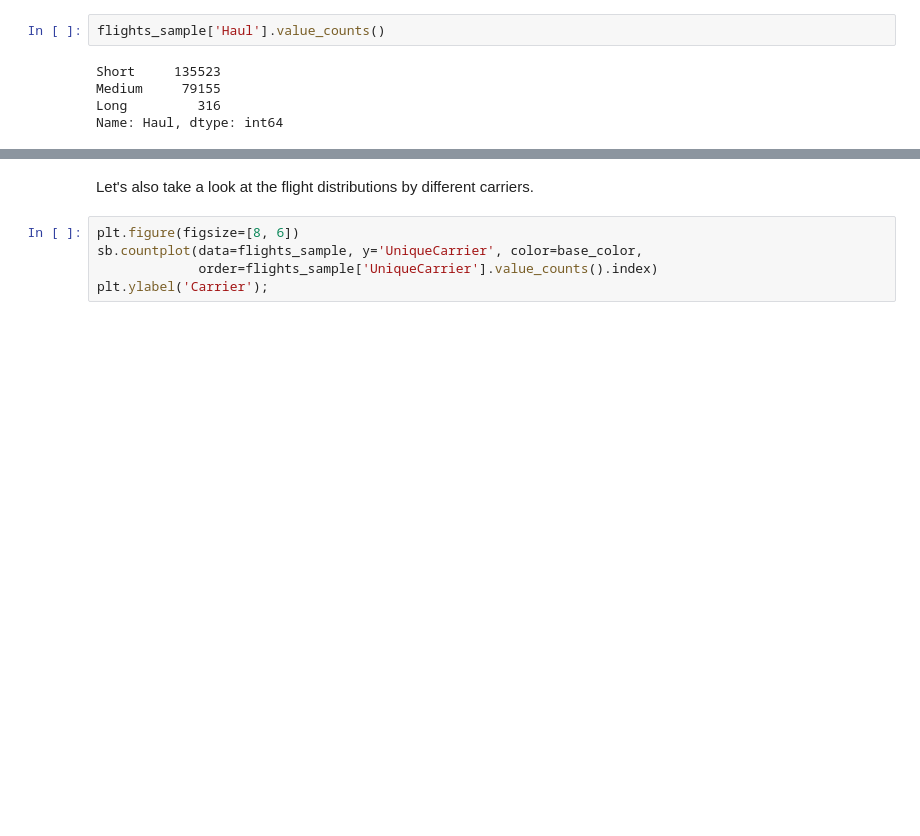
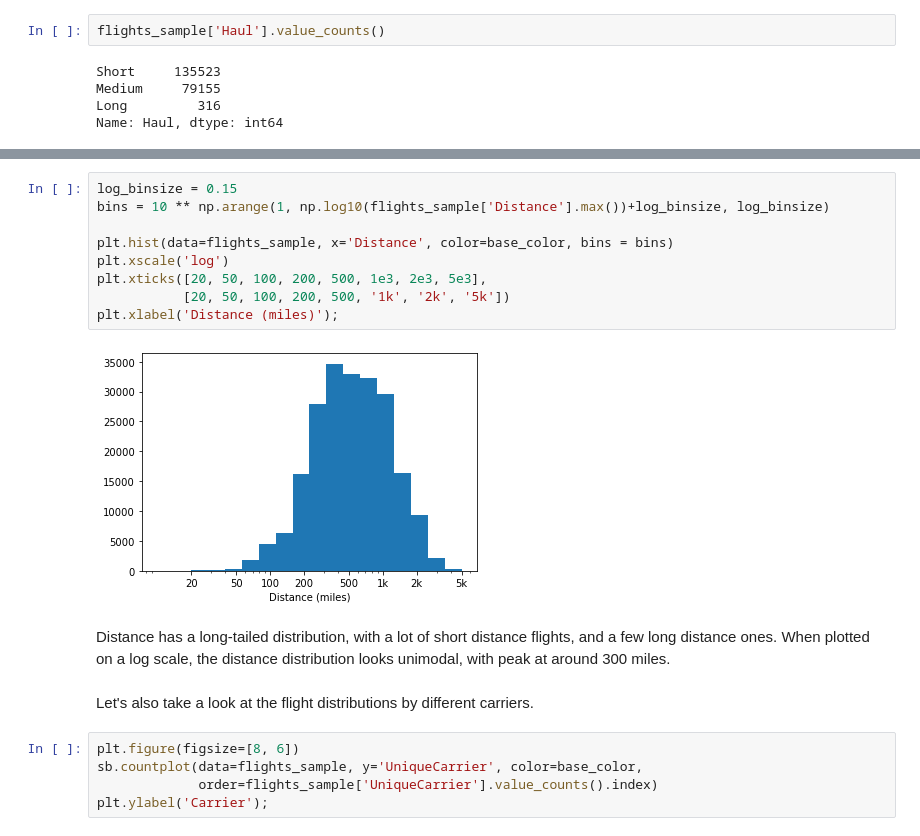
Before and after one commit to leqilu67/flights_study, a Jupyter notebook: flights_data_exploration.ipynb, the cells around one changed output, grey strips where cells are left out. Drawn from its saved outputs; the diff is of its cells as text; blank space fills up the shorter version.

```diff
--- a/flights_data_exploration.ipynb
+++ b/flights_data_exploration.ipynb
@@ -531,3 +548,16 @@ Most of the flights in this dataset are short distance flights, with some medium
+# %%
+log_binsize = 0.15
+bins = 10 ** np.arange(1, np.log10(flights_sample['Distance'].max())+log_binsize, log_binsize)
+
+plt.hist(data=flights_sample, x='Distance', color=base_color, bins = bins)
+plt.xscale('log')
+plt.xticks([20, 50, 100, 200, 500, 1e3, 2e3, 5e3],
+           [20, 50, 100, 200, 500, '1k', '2k', '5k'])
+plt.xlabel('Distance (miles)');
+# %% [output]
+[figure, added]
+# %% [markdown]
+Distance has a long-tailed distribution, with a lot of short distance flights, and a few long distance ones. When plotted on a log scale, the distance distribution looks unimodal, with peak at around 300 miles.
 # %% [markdown]
 Let's also take a look at the flight distributions by different carriers.
 # %%
```
Also changed, not shown: parts of 14 cells of this notebook.
